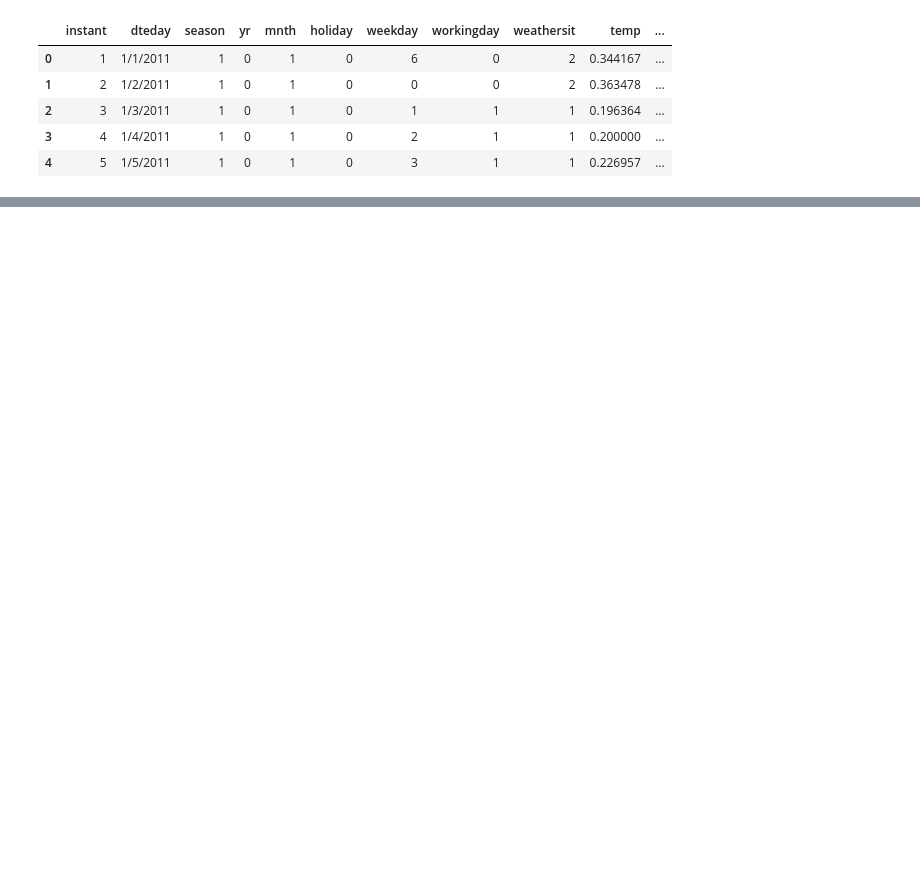
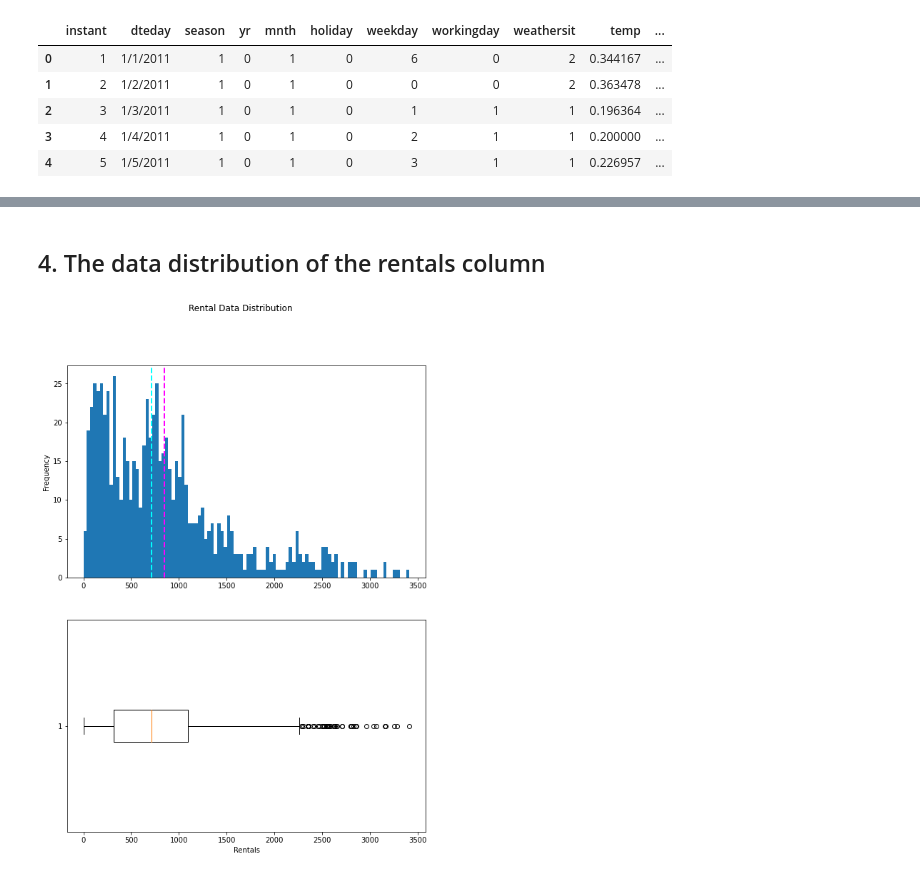
Before and after one commit to guypwhunt/regression_machine_learning, a Jupyter notebook: regression.ipynb, the cells around one changed output, grey strips where cells are left out. Saved outputs shown, nothing was run; the diff lists cells and outputs as text; code cells hidden in the pictures; blank space fills up the shorter version.

```diff
--- a/regression.ipynb
+++ b/regression.ipynb
@@ -29,0 +68,32 @@ bike_data.head()
+# %% [markdown]
+## 4. The data distribution of the rentals column
+# %%
+# This ensures plots are displayed inline in the Jupyter notebook
+%matplotlib inline
+
+# Get the label column
+label = bike_data['rentals']
+
+
+# Create a figure for 2 subplots (2 rows, 1 column)
+fig, ax = plt.subplots(2, 1, figsize = (9,12))
+
+# Plot the histogram
+ax[0].hist(label, bins=100)
+ax[0].set_ylabel('Frequency')
+
+# Add lines for the mean, median, and mode
+ax[0].axvline(label.mean(), color='magenta', linestyle='dashed', linewidth=2)
+ax[0].axvline(label.median(), color='cyan', linestyle='dashed', linewidth=2)
+
+# Plot the boxplot
+ax[1].boxplot(label, vert=False)
+ax[1].set_xlabel('Rentals')
+
+# Add a title to the Figure
+fig.suptitle('Rental Data Distribution')
+
+# Show the figure
+fig.show()
+# %% [output]
+[figure, added]
```
Also changed, not shown: parts of 23 cells of this notebook.
